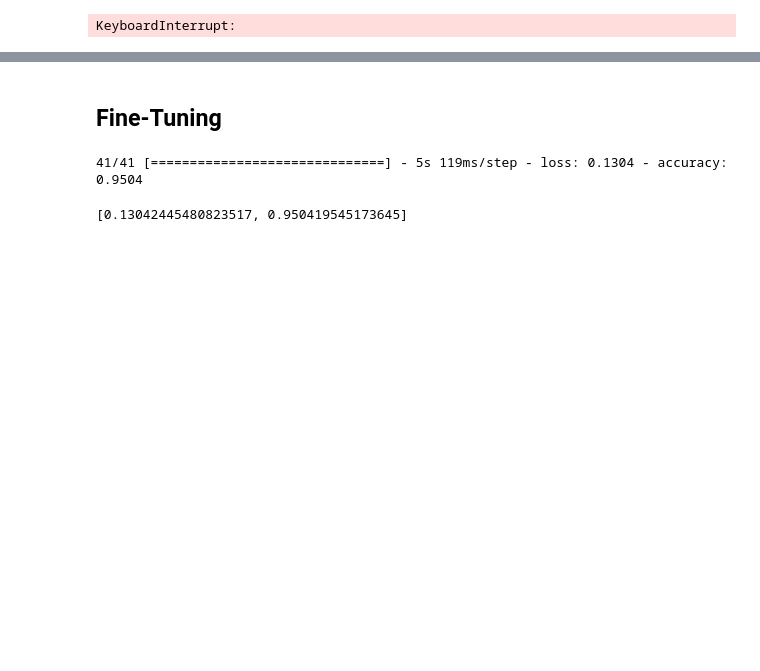
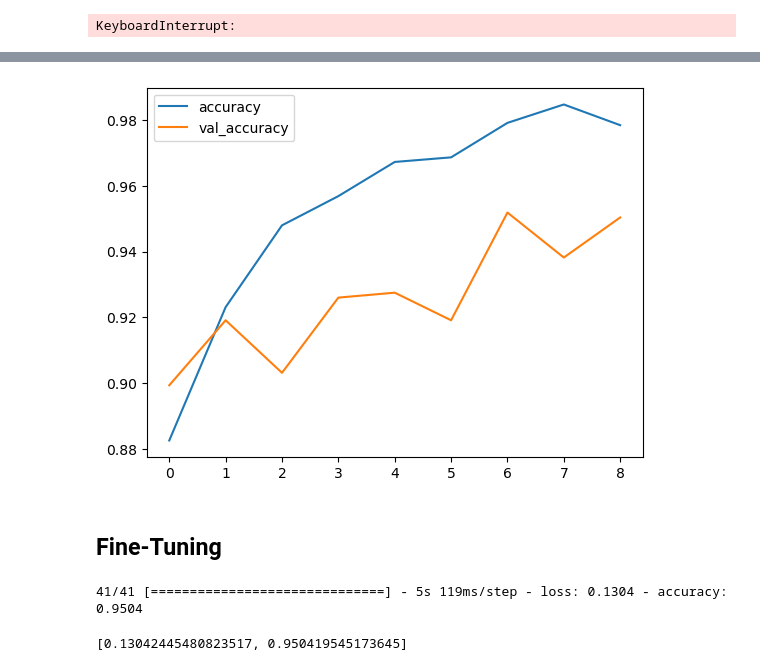
Before and after one commit to lince098/cerebral_cancer_recognition, a Jupyter notebook: cancer-cerebral-mbd.ipynb, the cells around one changed output, grey strips where cells are left out. Saved outputs shown, nothing was run; the diff lists cells and outputs as text; code cells hidden in the pictures; blank space fills up the shorter version.

```diff
--- a/cancer-cerebral-mbd.ipynb
+++ b/cancer-cerebral-mbd.ipynb
@@ -174,3 +238,10 @@ tuning_model = tf.keras.models.load_model(model_dir)
+# %%
+plt.plot(accuracies)
+plt.plot(val_accuracies)
+plt.legend(['accuracy','val_accuracy'])
+plt.show()
+# %% [output]
+[figure, added]
 # %% [markdown]
 ## Fine-Tuning
 # %%
```
Also changed, not shown: parts of 18 cells of this notebook.
